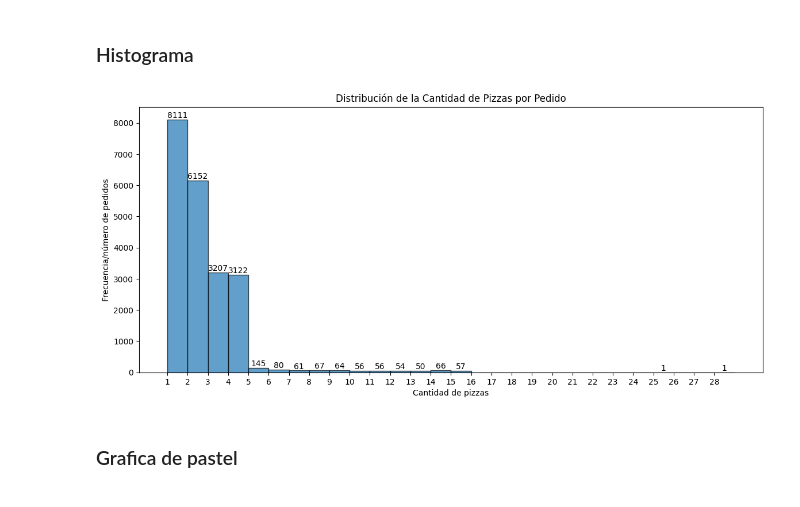
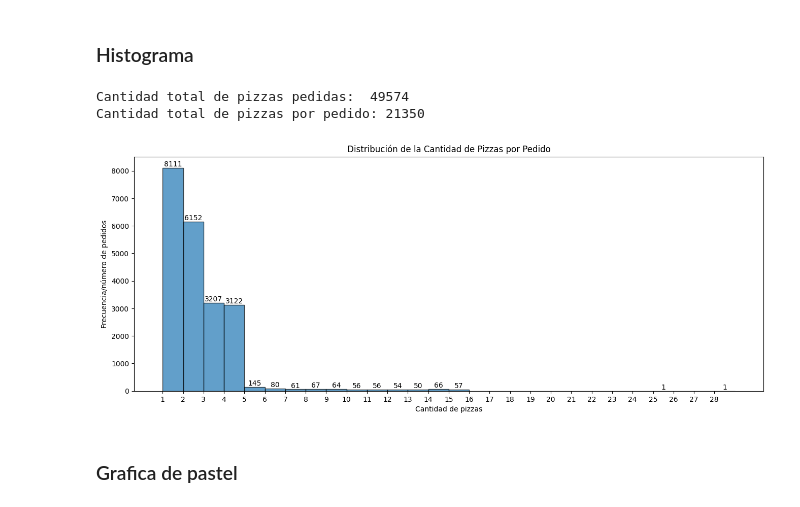
Before and after one commit to Joan735/PythonRA2, a Jupyter notebook: pizza/pizza.ipynb, the cells around one changed output. Cells and saved outputs as stored; diff of their text form; code cells hidden in the pictures.

```diff
--- a/pizza/pizza.ipynb
+++ b/pizza/pizza.ipynb
@@ -525,45 +525,48 @@ Archivo order_details_clean.csv guardado correctamente.
 ### Histograma
 # %%
 import matplotlib.pyplot as plt
-
+print("Cantidad total de pizzas pedidas: ", df_merged["quantity"].sum())
 df_cantidad_pizzas = df_merged.groupby("order_id", as_index=False).agg(cantidad_pizzas=("quantity", "sum"))
+print("Cantidad total de pizzas por pedido:", len(df_cantidad_pizzas))
 
 # Crear histograma
-plt.figure(figsize=(14, 6))
+plt.figure(figsize=(16, 6))
 plt.title('Distribución de la Cantidad de Pizzas por Pedido')
 
 # Definir bins desde 1 hasta el máximo de pizzas + 1
 max_pizzas = df_cantidad_pizzas['cantidad_pizzas'].max()
 bins = range(1, max_pizzas + 2)
 
 # Dibujar histograma y guardar las barras
 counts, bins, patches = plt.hist(
     df_cantidad_pizzas['cantidad_pizzas'],
     bins=bins,
     edgecolor='black',
     alpha=0.7
 )
 
 # Añadir etiquetas encima de cada barra
 for count, x in zip(counts, bins):
     if count > 0:
         plt.text(
             x + 0.5,
             count,
             str(int(count)),
             ha='center',
             va='bottom',
             fontsize=10
         )
 
 # Mostrar todos los valores posibles en el eje X
 plt.xticks(range(1, max_pizzas + 1))
 
 plt.xlabel("Cantidad de pizzas")
 plt.ylabel("Frecuencia/número de pedidos")
 plt.show()
 # %% [output]
+Cantidad total de pizzas pedidas:  49574
+Cantidad total de pizzas por pedido: 21350
-[figure, old version]
+[figure, new version]
 # %% [markdown]
 ### Grafica de pastel
 # %%
```
